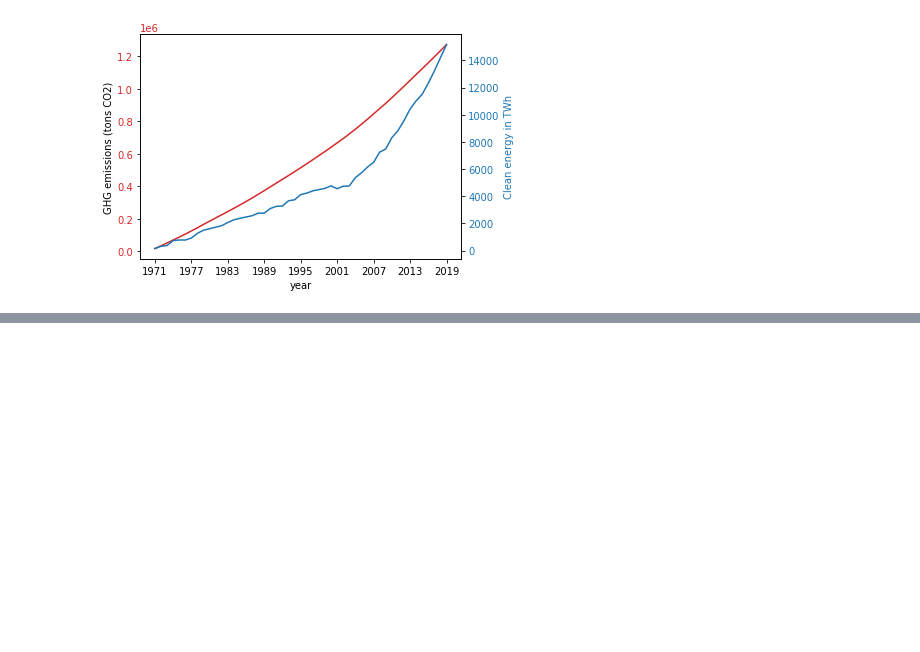
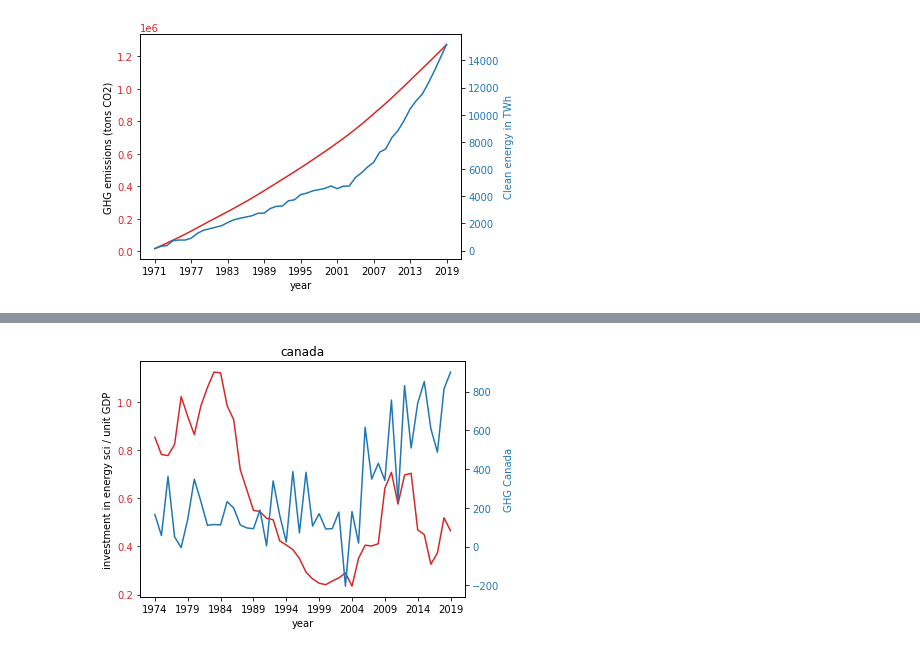
Before and after one commit to Adam-Omarali/BDC-Energy, a Jupyter notebook: BDCMain.ipynb, the cells around one changed output, grey strips where cells are left out. Drawn from its saved outputs; the diff is of its cells as text; code cells hidden in the pictures; blank space fills up the shorter version.

```diff
--- a/BDCMain.ipynb
+++ b/BDCMain.ipynb
@@ -135,0 +190,4 @@ nan
+# %%
+caGHG = []
+for i in range(len(canadaGhg)):
+    caGHG.append(canadaGhg[i])
@@ -135,0 +198,2 @@ nan
+# %%
+df = pd.read_csv("R&D.csv")
@@ -135,0 +267,26 @@ nan
+# %%
+fig, ax1 = pyplot.subplots()
+
+color = 'tab:red'
+
+ax1.set_xlabel("year")
+ax1.set_ylabel("investment in energy sci / unit GDP")
+ax1.plot(newYearsList, rddUnitList, color=color)
+ax1.xaxis.set_major_locator(pyplot.MaxNLocator(10))
+ax1.tick_params(axis='y', labelcolor=color)
+
+ax2 = ax1.twinx()  # instantiate a second axes that shares the same x-axis
+
+
+pctCE = pctCE[:-2]
+
+color = 'tab:blue'
+ax2.set_ylabel('GHG Canada', color=color)  # we already handled the x-label with ax1
+ax2.plot(newYearsList, pctCE, color=color)
+ax2.tick_params(axis='y', labelcolor=color)
+
+fig.tight_layout()  # otherwise the right y-label is slightly clipped
+pyplot.title("canada")
+pyplot.show()
+# %% [output]
+[figure, added]
```
Also changed, not shown: parts of 32 cells of this notebook.
